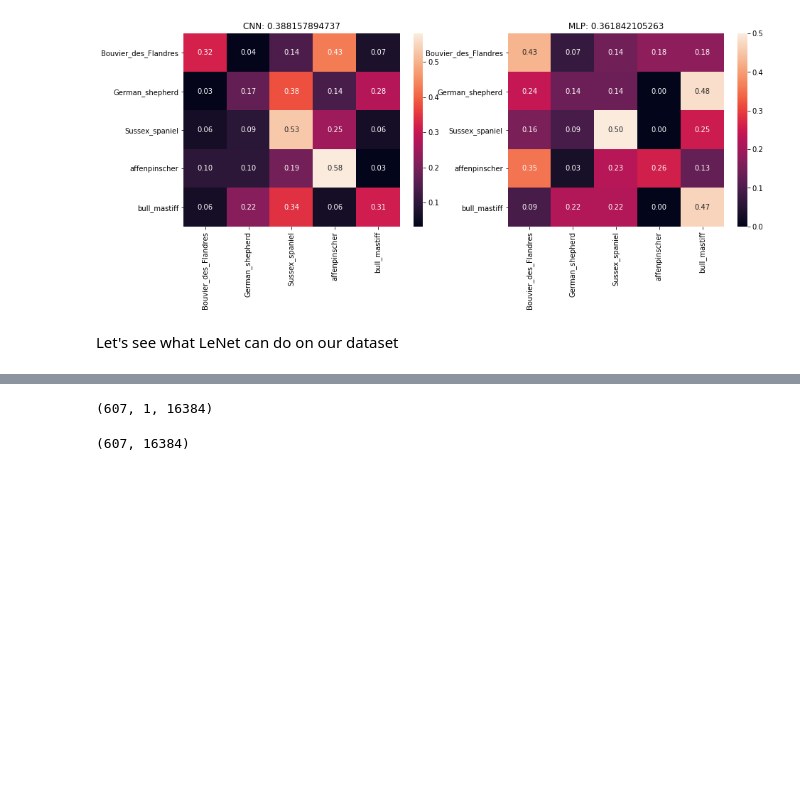
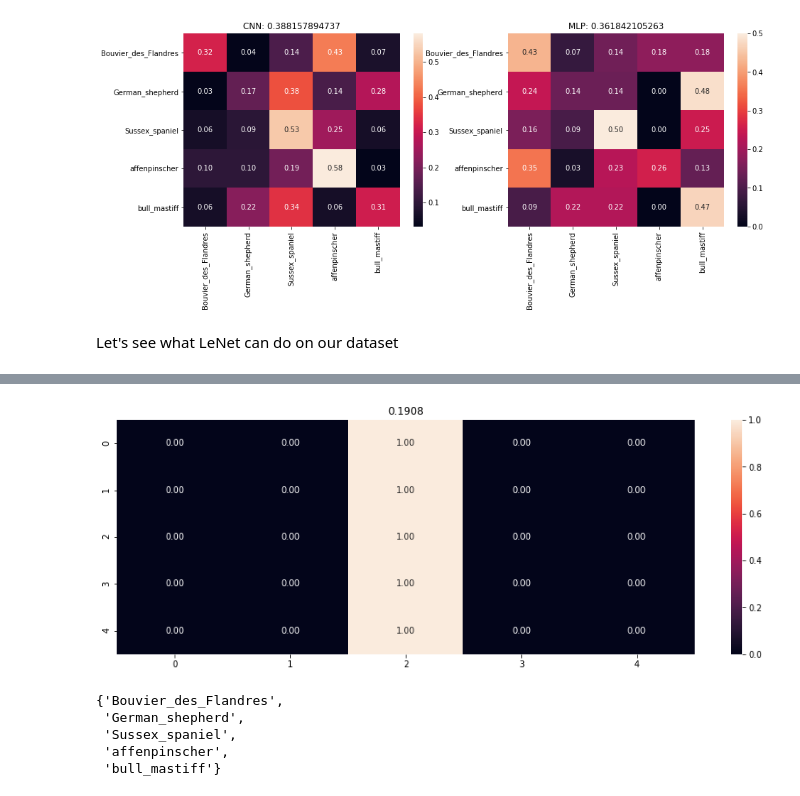
Before and after one commit to ncmatson/SMU_ML_Labs, a Jupyter notebook: 07smuml/lab7.ipynb, the cells around one changed output, grey strips where cells are left out. Drawn from its saved outputs; the diff is of its cells as text; code cells hidden in the pictures; blank space fills up the shorter version.

Commit message:
lenet with weird prediction

```diff
--- a/07smuml/lab7.ipynb
+++ b/07smuml/lab7.ipynb
@@ -295,9 +325,5 @@ ValueError: cannot reshape array of size 12435456 into shape (100,100)
 # %%
 %%time
-
-from keras.regularizers import l2
-
-l2_lambda = 0.001
 
 # now lets use the LeNet architecture with batch norm
 from keras.layers.normalization import BatchNormalization
@@ -305,7 +331,7 @@ from keras.layers.normalization import BatchNormalization
 lenet = Sequential()
 
 lenet.add(Conv2D(filters=6,kernel_size=(5,5),
-               input_shape = (w,h,1),
+               input_shape = (img_wh,img_wh,1),
                padding='valid',
                kernel_initializer='he_uniform',
                kernel_regularizer=l2(l2_lambda)))
@@ -334,18 +360,14 @@ lenet.add(Dense(NUM_CLASSES))
 lenet.add(Activation('softmax'))
 
 lenet.compile(loss='categorical_crossentropy', # 'categorical_crossentropy' 'mean_squared_error'
-                optimizer='rmsprop', # 'adadelta' 'rmsprop'
+                optimizer='adadelta', # 'adadelta' 'rmsprop'
                 metrics=['accuracy'])
 
 # the flow method yields batches of images indefinitely, with the given transofmrations
-#lenet.fit_generator(datagen.flow(X_train, y_train_ohe, batch_size=128),
-#                      steps_per_epoch=int(len(X_train)/128), # how many generators to go through per epoch
-#                      epochs=50, verbose=1,
-#                      validation_data=(X_test,y_test_ohe),
-#                      callbacks=[EarlyStopping(monitor='val_loss', patience=4)]
-#                     )
-
-lenet.fit(np.expand_dims(X_train, axis=1), y_train_ohe,
-        batch_size=32, epochs=100,
-        shuffle=True, verbose=1)
+lenet.fit_generator(datagen.flow(X_train, y_train_ohe, batch_size=128),
+                      steps_per_epoch=int(len(X_train)/128), # how many generators to go through per epoch
+                      epochs=10, verbose=1,
+                      validation_data=(X_test,y_test_ohe),
+                      callbacks=[EarlyStopping(monitor='val_loss', patience=2)]
+                     )
 # %% [output]
@@ -353,8 +391,23 @@ ValueError: Error when checking input: expected conv2d_16_input to have 4 dimens
-# %%
-np.expand_dims(X_train, axis=1).shape
-# %% [output]
-(607, 1, 16384)
-# %%
-X_train.shape
-# %% [output]
-(607, 16384)
+# %%
+def summarize_net(net, X_test, y_test, labels, title_text=''):
+    plt.figure(figsize=(15,5))
+    yhat = np.argmax(net.predict(X_test), axis=1)
+    acc = mt.accuracy_score(y_test,yhat)
+    cm = mt.confusion_matrix(y_test,yhat)
+    cm = cm/np.sum(cm,axis=1)[:,np.newaxis]
+    sns.heatmap(cm, annot=True, fmt='.2f')
+    plt.title(title_text+'{:.4f}'.format(acc))
+    plt.xlabel=labels
+    plt.ylabel
+# %%
+summarize_net(lenet, X_test, y_test)
+# %% [output]
+[figure, added]
+# %%
+set(labels)
+# %% [output]
+{'Bouvier_des_Flandres',
+ 'German_shepherd',
+ 'Sussex_spaniel',
+ 'affenpinscher',
+ 'bull_mastiff'}
```
Also changed, not shown: parts of 5 cells of this notebook.
